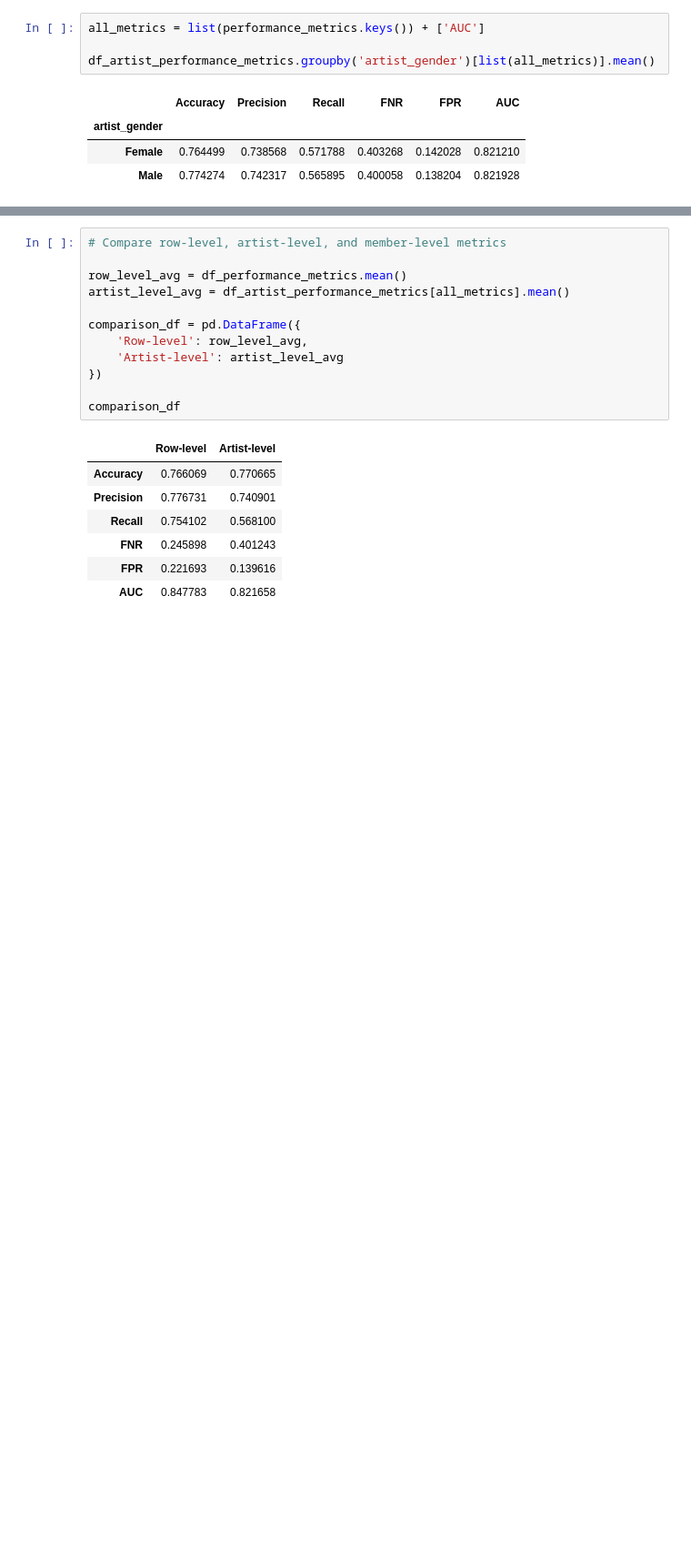
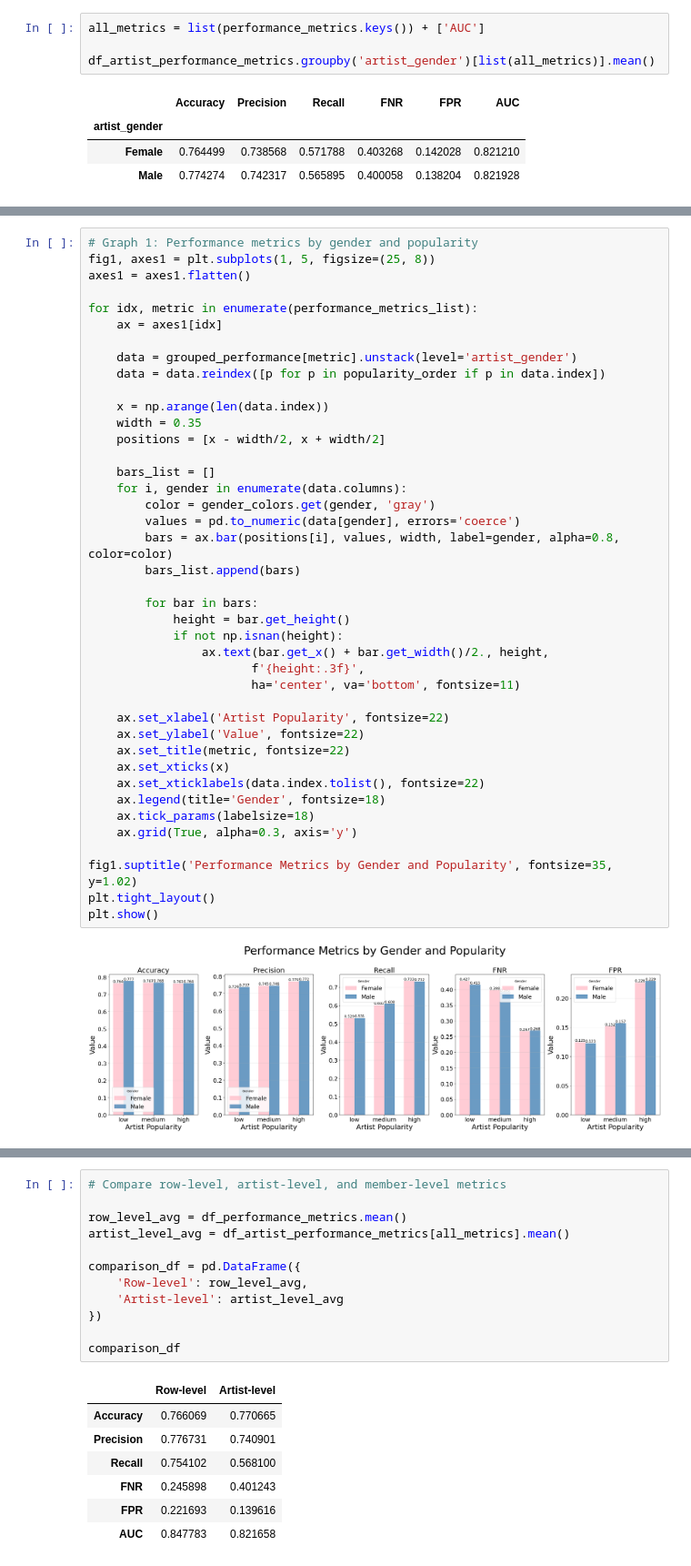
Before and after one commit to jeffgord/RAI-final, a Jupyter notebook: analysis-scratch.ipynb, the cells around one changed output, grey strips where cells are left out. Shown at 91% size. Drawn from its saved outputs; the diff is of its cells as text; blank space fills up the shorter version.

```diff
--- a/analysis-scratch.ipynb
+++ b/analysis-scratch.ipynb
@@ -686,0 +516,43 @@ plt.show()
+# %%
+# Graph 1: Performance metrics by gender and popularity
+fig1, axes1 = plt.subplots(1, 5, figsize=(25, 8))
+axes1 = axes1.flatten()
+
+for idx, metric in enumerate(performance_metrics_list):
+    ax = axes1[idx]
+
+    data = grouped_performance[metric].unstack(level='artist_gender')
+    data = data.reindex([p for p in popularity_order if p in data.index])
+
+    x = np.arange(len(data.index))
+    width = 0.35
+    positions = [x - width/2, x + width/2]
+
+    bars_list = []
+    for i, gender in enumerate(data.columns):
+        color = gender_colors.get(gender, 'gray')
+        values = pd.to_numeric(data[gender], errors='coerce')
+        bars = ax.bar(positions[i], values, width, label=gender, alpha=0.8, color=color)
+        bars_list.append(bars)
+
+        for bar in bars:
+            height = bar.get_height()
+            if not np.isnan(height):
+                ax.text(bar.get_x() + bar.get_width()/2., height,
+                       f'{height:.3f}',
+                       ha='center', va='bottom', fontsize=11)
+
+    ax.set_xlabel('Artist Popularity', fontsize=22)
+    ax.set_ylabel('Value', fontsize=22)
+    ax.set_title(metric, fontsize=22)
+    ax.set_xticks(x)
+    ax.set_xticklabels(data.index.tolist(), fontsize=22)
+    ax.legend(title='Gender', fontsize=18)
+    ax.tick_params(labelsize=18)
+    ax.grid(True, alpha=0.3, axis='y')
+
+fig1.suptitle('Performance Metrics by Gender and Popularity', fontsize=35, y=1.02)
+plt.tight_layout()
+plt.show()
+# %% [output]
+[figure, added]
```
Also changed, not shown: parts of 5 cells of this notebook.
